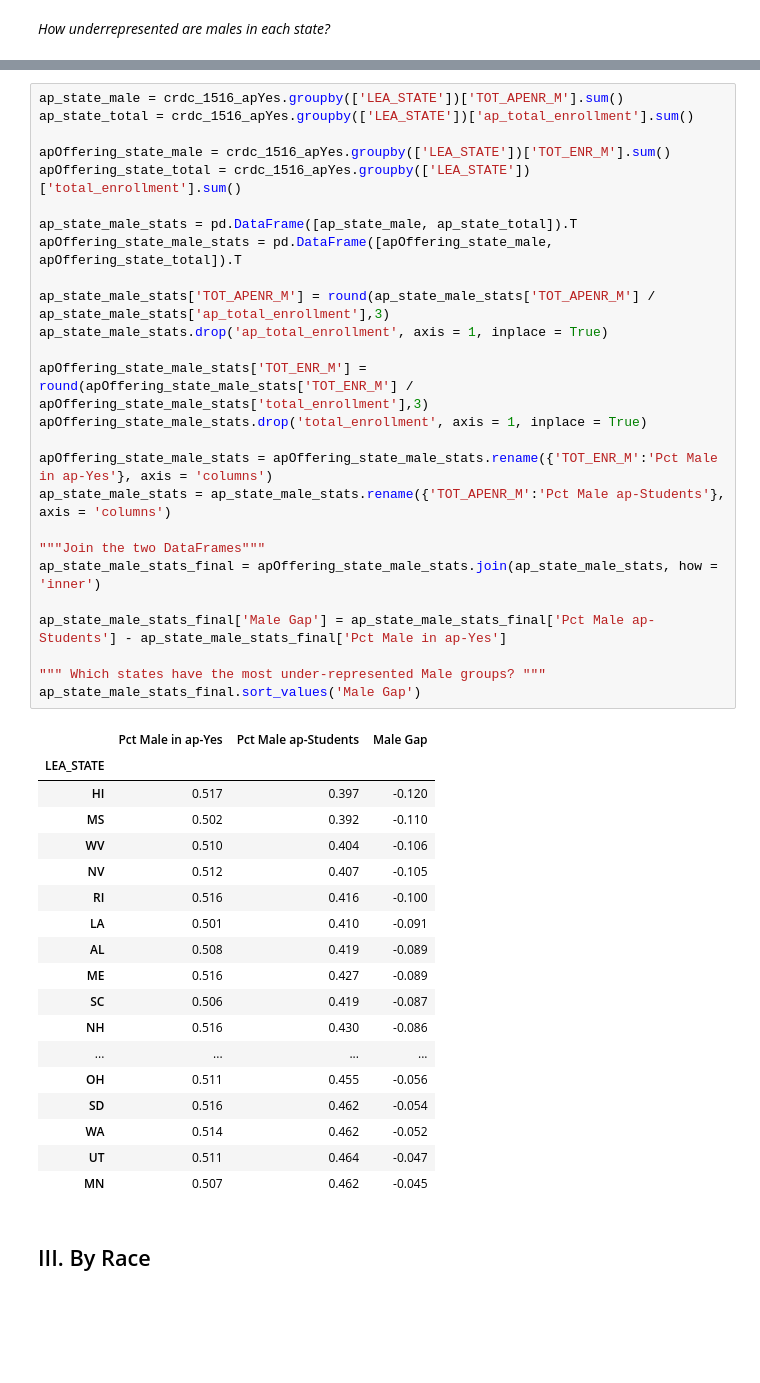
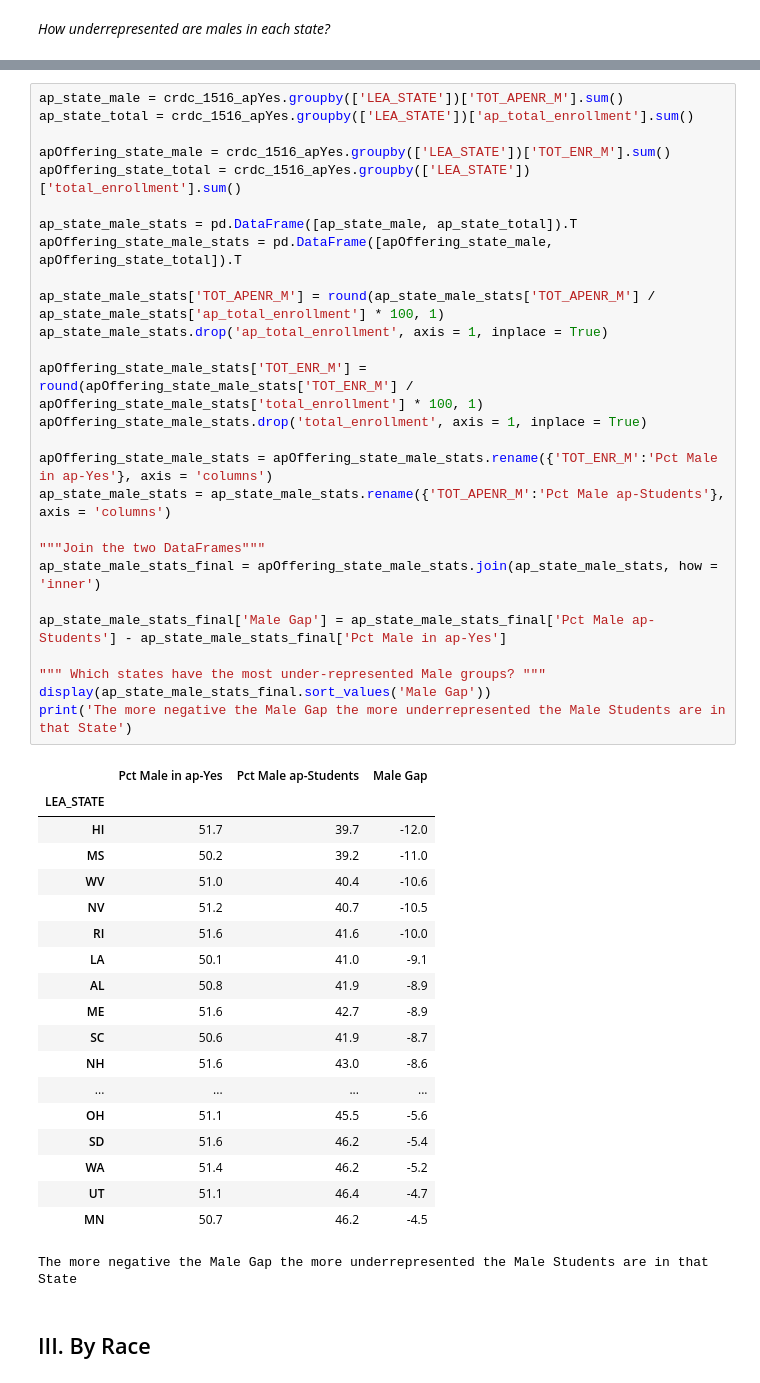
Before and after one commit to oconnoag/nacep_dual_enrollment_analysis, a Jupyter notebook: jupyter_notebooks/02_enrollment_analysis.ipynb, the cells around one changed output, grey strips where cells are left out. Saved outputs shown, nothing was run; the diff lists cells and outputs as text; blank space fills up the shorter version.

```diff
--- a/jupyter_notebooks/02_enrollment_analysis.ipynb
+++ b/jupyter_notebooks/02_enrollment_analysis.ipynb
@@ -714,48 +685,50 @@ de_state_male_stats_final.sort_values('Male Gap')
 # %%
 ap_state_male = crdc_1516_apYes.groupby(['LEA_STATE'])['TOT_APENR_M'].sum()
 ap_state_total = crdc_1516_apYes.groupby(['LEA_STATE'])['ap_total_enrollment'].sum()
 
 apOffering_state_male = crdc_1516_apYes.groupby(['LEA_STATE'])['TOT_ENR_M'].sum()
 apOffering_state_total = crdc_1516_apYes.groupby(['LEA_STATE'])['total_enrollment'].sum()
 
 ap_state_male_stats = pd.DataFrame([ap_state_male, ap_state_total]).T
 apOffering_state_male_stats = pd.DataFrame([apOffering_state_male, apOffering_state_total]).T
 
-ap_state_male_stats['TOT_APENR_M'] = round(ap_state_male_stats['TOT_APENR_M'] / ap_state_male_stats['ap_total_enrollment'],3)
+ap_state_male_stats['TOT_APENR_M'] = round(ap_state_male_stats['TOT_APENR_M'] / ap_state_male_stats['ap_total_enrollment'] * 100, 1)
 ap_state_male_stats.drop('ap_total_enrollment', axis = 1, inplace = True)
 
-apOffering_state_male_stats['TOT_ENR_M'] = round(apOffering_state_male_stats['TOT_ENR_M'] / apOffering_state_male_stats['total_enrollment'],3)
+apOffering_state_male_stats['TOT_ENR_M'] = round(apOffering_state_male_stats['TOT_ENR_M'] / apOffering_state_male_stats['total_enrollment'] * 100, 1)
 apOffering_state_male_stats.drop('total_enrollment', axis = 1, inplace = True)
 
 apOffering_state_male_stats = apOffering_state_male_stats.rename({'TOT_ENR_M':'Pct Male in ap-Yes'}, axis = 'columns')
 ap_state_male_stats = ap_state_male_stats.rename({'TOT_APENR_M':'Pct Male ap-Students'}, axis = 'columns')
 
 """Join the two DataFrames"""
 ap_state_male_stats_final = apOffering_state_male_stats.join(ap_state_male_stats, how = 'inner')
 
 ap_state_male_stats_final['Male Gap'] = ap_state_male_stats_final['Pct Male ap-Students'] - ap_state_male_stats_final['Pct Male in ap-Yes']
 
 """ Which states have the most under-represented Male groups? """
-ap_state_male_stats_final.sort_values('Male Gap')
+display(ap_state_male_stats_final.sort_values('Male Gap'))
+print('The more negative the Male Gap the more underrepresented the Male Students are in that State')
 # %% [output]
 |  | Pct Male in ap-Yes | Pct Male ap-Students | Male Gap |
 | LEA_STATE |  |  |  |
-| HI | 0.517 | 0.397 | -0.120 |
-| MS | 0.502 | 0.392 | -0.110 |
-| WV | 0.510 | 0.404 | -0.106 |
-| NV | 0.512 | 0.407 | -0.105 |
-| RI | 0.516 | 0.416 | -0.100 |
-| LA | 0.501 | 0.410 | -0.091 |
-| AL | 0.508 | 0.419 | -0.089 |
-| ME | 0.516 | 0.427 | -0.089 |
-| SC | 0.506 | 0.419 | -0.087 |
-| NH | 0.516 | 0.430 | -0.086 |
+| HI | 51.7 | 39.7 | -12.0 |
+| MS | 50.2 | 39.2 | -11.0 |
+| WV | 51.0 | 40.4 | -10.6 |
+| NV | 51.2 | 40.7 | -10.5 |
+| RI | 51.6 | 41.6 | -10.0 |
+| LA | 50.1 | 41.0 | -9.1 |
+| AL | 50.8 | 41.9 | -8.9 |
+| ME | 51.6 | 42.7 | -8.9 |
+| SC | 50.6 | 41.9 | -8.7 |
+| NH | 51.6 | 43.0 | -8.6 |
 | ... | ... | ... | ... |
-| OH | 0.511 | 0.455 | -0.056 |
-| SD | 0.516 | 0.462 | -0.054 |
-| WA | 0.514 | 0.462 | -0.052 |
-| UT | 0.511 | 0.464 | -0.047 |
-| MN | 0.507 | 0.462 | -0.045 |
+| OH | 51.1 | 45.5 | -5.6 |
+| SD | 51.6 | 46.2 | -5.4 |
+| WA | 51.4 | 46.2 | -5.2 |
+| UT | 51.1 | 46.4 | -4.7 |
+| MN | 50.7 | 46.2 | -4.5 |
+The more negative the Male Gap the more underrepresented the Male Students are in that State
 # %% [markdown]
 ## III. By Race
 # %% [markdown]
```
Also changed, not shown: parts of 64 cells of this notebook.
